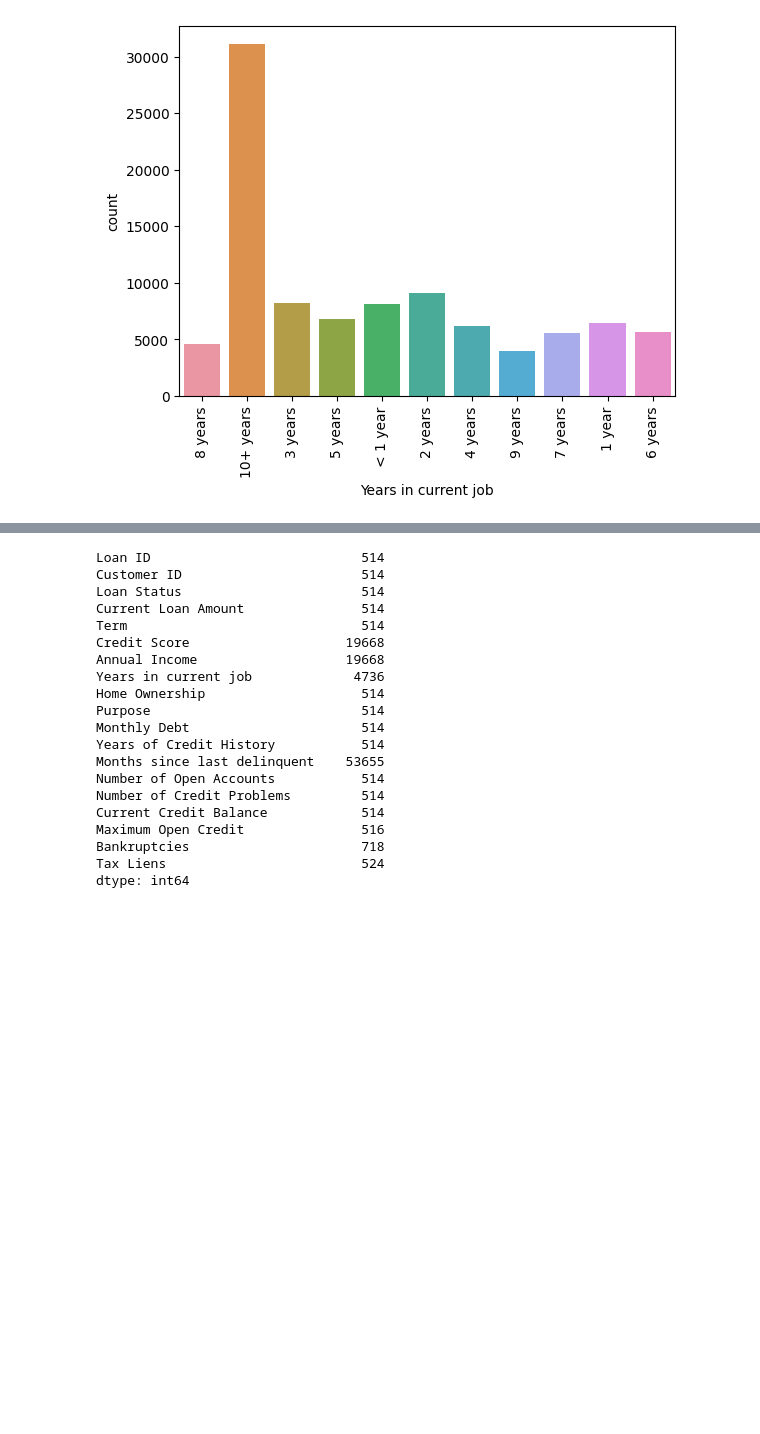
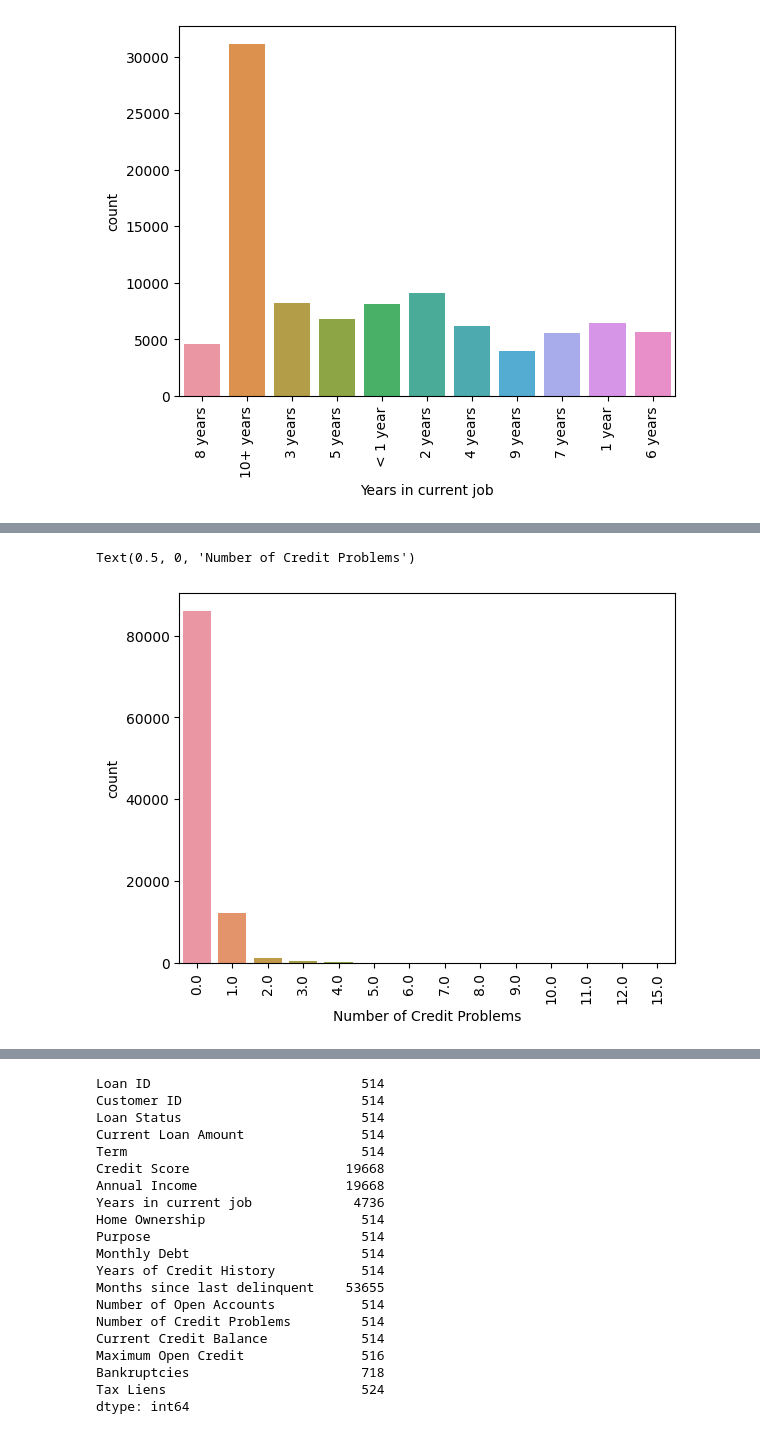
Before and after one commit to abideen-olawuwo/loancredit, a Jupyter notebook: credit.ipynb, the cells around one changed output, grey strips where cells are left out. Saved outputs shown, nothing was run; the diff lists cells and outputs as text; code cells hidden in the pictures; blank space fills up the shorter version.

```diff
--- a/credit.ipynb
+++ b/credit.ipynb
@@ -235,0 +233,7 @@ dtype: int64
+# %%
+sns.countplot(x=df_train['Number of Credit Problems'],data=df_train)
+plt.xticks(rotation=90,fontsize=10,horizontalalignment='center')
+plt.xlabel('Number of Credit Problems')
+# %% [output]
+Text(0.5, 0, 'Number of Credit Problems')
+[figure, added]
```
Also changed, not shown: parts of 24 cells of this notebook.
